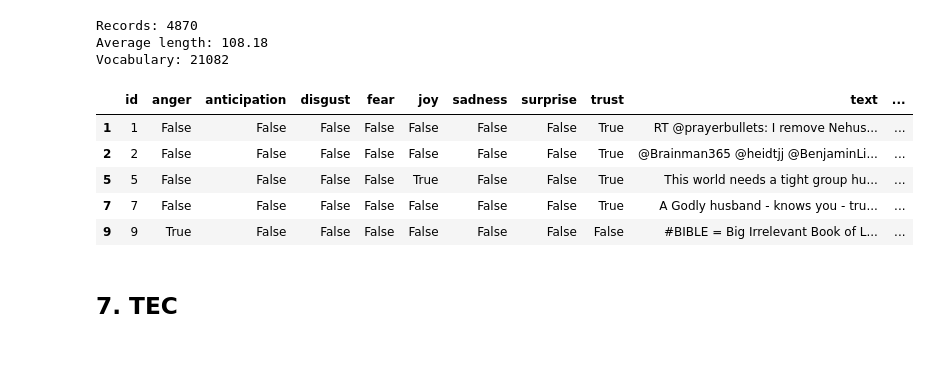
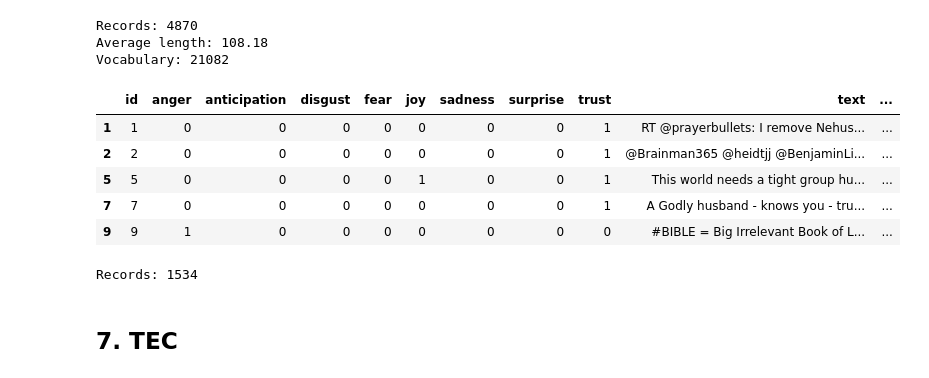
Before and after one commit to isom-ds/generative-reference-shot, a Jupyter notebook: 100_datasets.ipynb, the cells around one changed output. Saved outputs shown, nothing was run; the diff lists cells and outputs as text; code cells hidden in the pictures.

```diff
--- a/100_datasets.ipynb
+++ b/100_datasets.ipynb
@@ -89,15 +96,10 @@ Vocabulary: 83294
 # %%
-df_crowdflower_processed = df_crowdflower.copy()
+df_crowdflower_processed = df_crowdflower.copy().reset_index(drop=True)
 
 # Standard format
 df_crowdflower_processed.rename(columns={'tweet_id':'id', 'content':'text', 'sentiment': 'emotion'}, inplace=True)
 for col in df_crowdflower_processed['emotion'].unique():
-    df_crowdflower_processed[col] = df_crowdflower_processed['emotion'].apply(lambda x: True if x == col else False)
-df_crowdflower_processed['emotion'] = df_crowdflower_processed.apply(lambda x: [col for col in df_crowdflower_processed.columns if x[col] == True], axis=1)
-
-# Remove empty
-df_crowdflower_processed = df_crowdflower_processed[df_crowdflower_processed['empty'] == False]
-df_crowdflower_processed.drop(columns=['author', 'empty'], inplace=True)
+    df_crowdflower_processed[col] = df_crowdflower_processed['emotion'].apply(lambda x: 1 if x == col else 0)
 
 df_crowdflower_processed.head()
 # %% [output]
@@ -118,6 +124,7 @@ df_electoraltweets2_1 = pd.read_csv(f"{path_raw}/{path_electoraltweets}2/Batch1/
 df_electoraltweets2_2 = pd.read_csv(f"{path_raw}/{path_electoraltweets}2/Batch2/AnnotatedTweets.txt", sep='	')
 # Merge
 df_electoraltweets = pd.concat([df_electoraltweets2_1, df_electoraltweets2_2])
+df_electoraltweets = df_electoraltweets[df_electoraltweets['q2whatemotionchooseoneoftheoptionsfrombelowthatbestrepresentstheemotion']!='BLANK']
 df_electoraltweets.head()
 # %% [output]
 |  | unitid | createdat | golden | id | missed | startedat | tainted | channel | trust | workerid | ... |
@@ -133,7 +140,7 @@ Records: 4056
 Average length: 102.56
 Vocabulary: 6695
 # %%
-df_electoraltweets_processed = df_electoraltweets.copy()
+df_electoraltweets_processed = df_electoraltweets.copy().reset_index(drop=True)
 
 # Standard format
 keep_cols = ['id', 'tweet',
@@ -155,9 +162,8 @@ df_electoraltweets_processed['intensity'] = df_electoraltweets_processed['intens
 # Pivot emotions
 df_electoraltweets_processed['emotion'] = df_electoraltweets_processed['emotion'].apply(lambda x: re.sub(r'\s{2,}', ' ', x))
 df_electoraltweets_processed['emotion_'] = df_electoraltweets_processed['emotion'].apply(lambda x: re.sub(r'\s+', '_', x))
-df_electoraltweets_processed = df_electoraltweets_processed[df_electoraltweets_processed['emotion'] != 'BLANK']
 for col in df_electoraltweets_processed['emotion_'].unique():
-    df_electoraltweets_processed[col] = df_electoraltweets_processed['emotion_'].apply(lambda x: True if x == col else False)
+    df_electoraltweets_processed[col] = df_electoraltweets_processed['emotion_'].apply(lambda x: 1 if x == col else 0)
 df_electoraltweets_processed['emotion'] = df_electoraltweets_processed.apply(lambda x: [col for col in df_electoraltweets_processed.columns if x[col] == True], axis=1)
 
 df_electoraltweets_processed.drop(columns=['emotion_'], inplace=True)
@@ -205,12 +215,12 @@ Average length: 95.25
 Vocabulary: 24535
 # %%
 # Standard Format
-df_emoint_processed = df_emoint.copy()
+df_emoint_processed = df_emoint.copy().reset_index(drop=True)
 df_emoint_processed.rename({'tweet': 'text'}, inplace=True)
 for col in df_emoint_processed['emotion'].unique():
-    df_emoint_processed[col] = df_emoint_processed['emotion'].apply(lambda x: True if x == col else False)
+    df_emoint_processed[col] = df_emoint_processed['emotion'].apply(lambda x: 1 if x == col else 0)
 df_emoint_processed['emotion'] = df_emoint_processed.apply(lambda x: [col for col in df_emoint_processed.columns if x[col] == True], axis=1)
-df_emoint_processed['disgust'], df_emoint_processed['surprise'] = False, False
+df_emoint_processed['disgust'], df_emoint_processed['surprise'] = 0, 0
 df_emoint_processed.loc[df_emoint_processed['dataset'] == 'dev.target', 'dataset'] = 'validation'
 df_emoint_processed.loc[df_emoint_processed['dataset'] == 'test.gold', 'dataset'] = 'test'
 
@@ -324,32 +355,38 @@ Records: 4870
 Average length: 108.18
 Vocabulary: 21082
 # %%
-df_ssec_processed = df_ssec.copy()
+df_ssec_processed = df_ssec.copy().reset_index(drop=True)
 df_ssec_processed.reset_index(inplace=True)
 for col in [i for i in df_ssec_processed.columns if i not in ['index', 'tweet', 'dataset']]:
-    df_ssec_processed[col] = df_ssec_processed[col].apply(lambda x: True if x != '---' else False)
+    df_ssec_processed[col] = df_ssec_processed[col].apply(lambda x: 1 if x != '---' else 0)
 df_ssec_processed['emotion'] = df_ssec_processed.apply(lambda x: [col for col in df_ssec_processed.columns if x[col] == True], axis=1)
 df_ssec_processed['noemotion'] = np.where(
                                     (df_ssec_processed['anger'] == False) &
                                     (df_ssec_processed['anticipation'] == False) &
                                     (df_ssec_processed['disgust'] == False) &
                                     (df_ssec_processed['fear'] == False) &
                                     (df_ssec_processed['joy'] == False) &
                                     (df_ssec_processed['sadness'] == False) &
                                     (df_ssec_processed['surprise'] == False) &
-                                    (df_ssec_processed['trust'] == False), 1, 0)
+                                    (df_ssec_processed['trust'] == False),
+                                    1, 0)
 
 df_ssec_processed.rename(columns={'index': 'id', 'tweet': 'text'}, inplace=True)
 df_ssec_processed = df_ssec_processed.loc[df_ssec_processed['noemotion'] == 0, df_ssec_processed.columns[:-1]]
+df_ssec_processed = df_ssec_processed[['id', 'anger', 'anticipation', 'disgust', 'fear', 'joy', 'sadness', 'surprise', 'trust', 'text', 'dataset']]
 
 df_ssec_processed.head()
 # %% [output]
 |  | id | anger | anticipation | disgust | fear | joy | sadness | surprise | trust | text | ... |
-| 1 | 1 | False | False | False | False | False | False | False | True | RT @prayerbullets: I remove Nehus... | ... |
-| 2 | 2 | False | False | False | False | False | False | False | True | @Brainman365 @heidtjj @BenjaminLi... | ... |
-| 5 | 5 | False | False | False | False | True | False | False | True | This world needs a tight group hu... | ... |
-| 7 | 7 | False | False | False | False | False | False | False | True | A Godly husband - knows you - tru... | ... |
-| 9 | 9 | True | False | False | False | False | False | False | False | #BIBLE = Big Irrelevant Book of L... | ... |
+| 1 | 1 | 0 | 0 | 0 | 0 | 0 | 0 | 0 | 1 | RT @prayerbullets: I remove Nehus... | ... |
+| 2 | 2 | 0 | 0 | 0 | 0 | 0 | 0 | 0 | 1 | @Brainman365 @heidtjj @BenjaminLi... | ... |
+| 5 | 5 | 0 | 0 | 0 | 0 | 1 | 0 | 0 | 1 | This world needs a tight group hu... | ... |
+| 7 | 7 | 0 | 0 | 0 | 0 | 0 | 0 | 0 | 1 | A Godly husband - knows you - tru... | ... |
+| 9 | 9 | 1 | 0 | 0 | 0 | 0 | 0 | 0 | 0 | #BIBLE = Big Irrelevant Book of L... | ... |
+# %%
+print(f"Records: {len(df_ssec_processed)}")
+# %% [output]
+Records: 1534
 # %% [markdown]
 ## 7. TEC
 # %%
```
Also changed, not shown: parts of 23 cells of this notebook, 30 other files.
